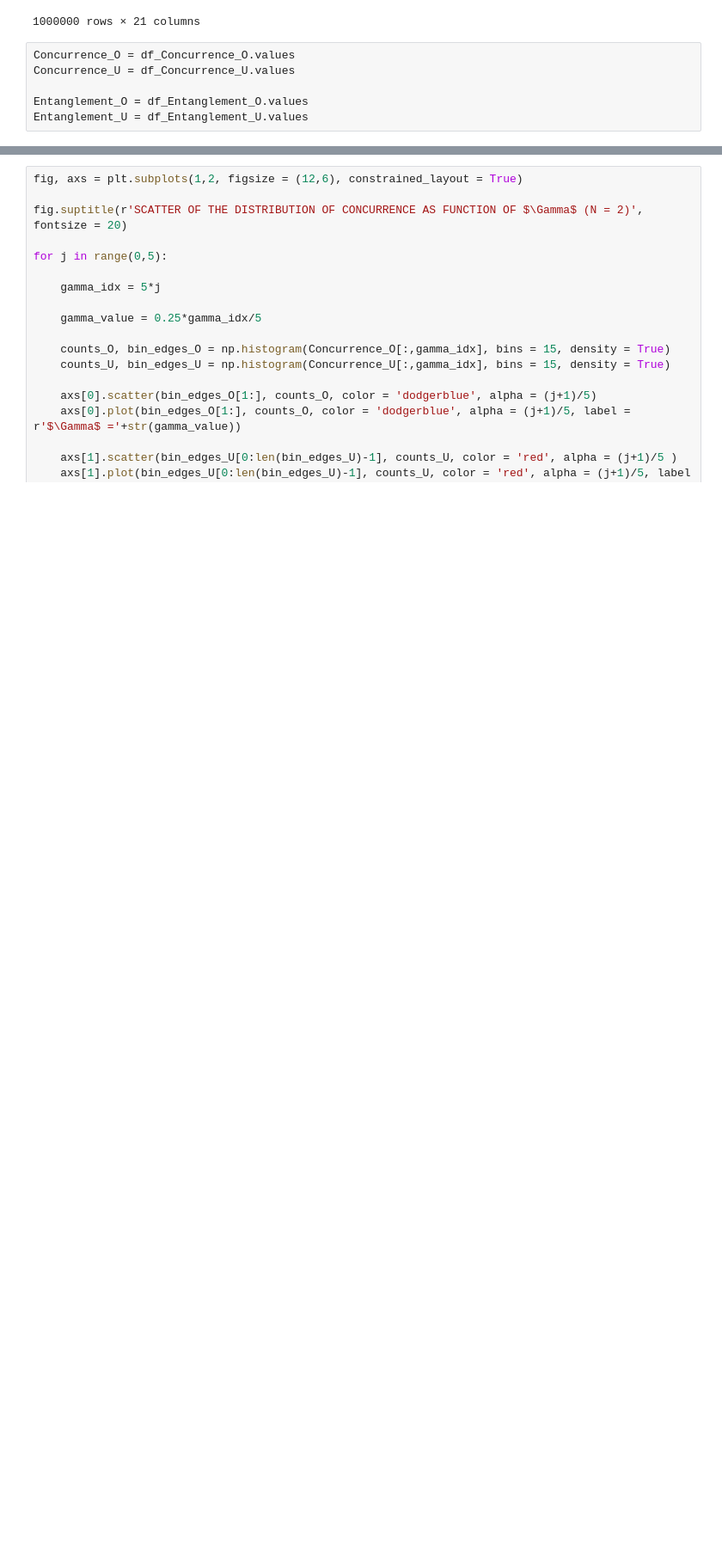
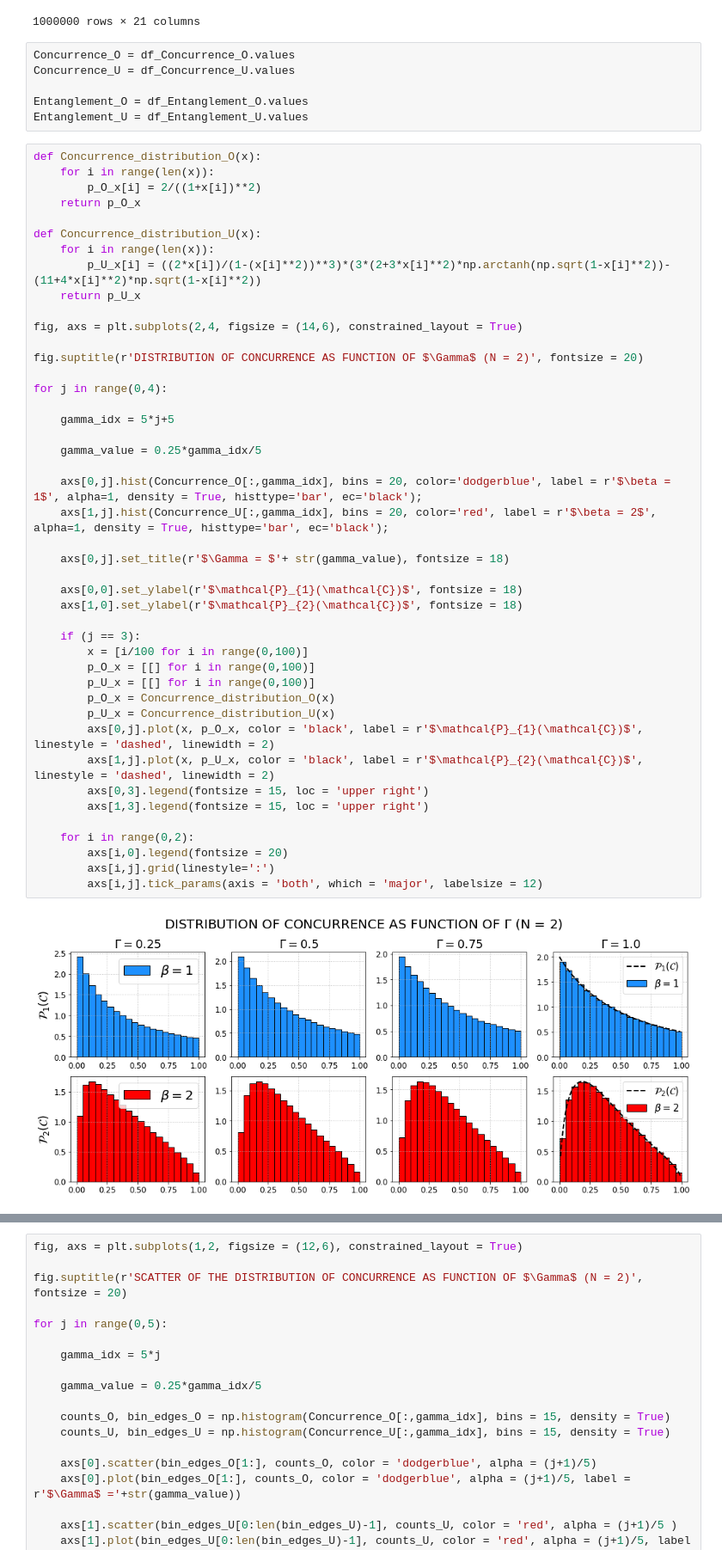
Before and after one commit to Rafffaelb/Schrodinger_Billiard, a Jupyter notebook: WignerDyson/Data_Analysis/Concurrence_Gamma.ipynb, the cells around one changed output, grey strips where cells are left out. Shown at 86% size. Drawn from its saved outputs; the diff is of its cells as text; blank space fills up the shorter version.

```diff
--- a/WignerDyson/Data_Analysis/Concurrence_Gamma.ipynb
+++ b/WignerDyson/Data_Analysis/Concurrence_Gamma.ipynb
@@ -32,6 +32,52 @@ Concurrence_U = df_Concurrence_U.values
 
 Entanglement_O = df_Entanglement_O.values
 Entanglement_U = df_Entanglement_U.values
+# %%
+def Concurrence_distribution_O(x):
+    for i in range(len(x)):
+        p_O_x[i] = 2/((1+x[i])**2)
+    return p_O_x
+
+def Concurrence_distribution_U(x):
+    for i in range(len(x)):
+        p_U_x[i] = ((2*x[i])/(1-(x[i]**2))**3)*(3*(2+3*x[i]**2)*np.arctanh(np.sqrt(1-x[i]**2))-(11+4*x[i]**2)*np.sqrt(1-x[i]**2))
+    return p_U_x
+
+fig, axs = plt.subplots(2,4, figsize = (14,6), constrained_layout = True)
+
+fig.suptitle(r'DISTRIBUTION OF CONCURRENCE AS FUNCTION OF $\Gamma$ (N = 2)', fontsize = 20)
+
+for j in range(0,4):
+
+    gamma_idx = 5*j+5
+
+    gamma_value = 0.25*gamma_idx/5
+
+    axs[0,j].hist(Concurrence_O[:,gamma_idx], bins = 20, color='dodgerblue', label = r'$\beta = 1$', alpha=1, density = True, histtype='bar', ec='black');
+    axs[1,j].hist(Concurrence_U[:,gamma_idx], bins = 20, color='red', label = r'$\beta = 2$', alpha=1, density = True, histtype='bar', ec='black');
+
+    axs[0,j].set_title(r'$\Gamma = $'+ str(gamma_value), fontsize = 18)
+
+    axs[0,0].set_ylabel(r'$\mathcal{P}_{1}(\mathcal{C})$', fontsize = 18)
+    axs[1,0].set_ylabel(r'$\mathcal{P}_{2}(\mathcal{C})$', fontsize = 18)
+
+    if (j == 3):
+        x = [i/100 for i in range(0,100)]
+        p_O_x = [[] for i in range(0,100)]
+        p_U_x = [[] for i in range(0,100)]
+        p_O_x = Concurrence_distribution_O(x)
+        p_U_x = Concurrence_distribution_U(x)
+        axs[0,j].plot(x, p_O_x, color = 'black', label = r'$\mathcal{P}_{1}(\mathcal{C})$', linestyle = 'dashed', linewidth = 2)
+        axs[1,j].plot(x, p_U_x, color = 'black', label = r'$\mathcal{P}_{2}(\mathcal{C})$', linestyle = 'dashed', linewidth = 2)
+        axs[0,3].legend(fontsize = 15, loc = 'upper right')
+        axs[1,3].legend(fontsize = 15, loc = 'upper right')
+
+    for i in range(0,2):
+        axs[i,0].legend(fontsize = 20)
+        axs[i,j].grid(linestyle=':')
+        axs[i,j].tick_params(axis = 'both', which = 'major', labelsize = 12)
+# %% [output]
+[figure, added]
 # %%
 fig, axs = plt.subplots(2,4, figsize = (14,6), constrained_layout = True)
 
```
Also changed, not shown: parts of 2 cells of this notebook.
